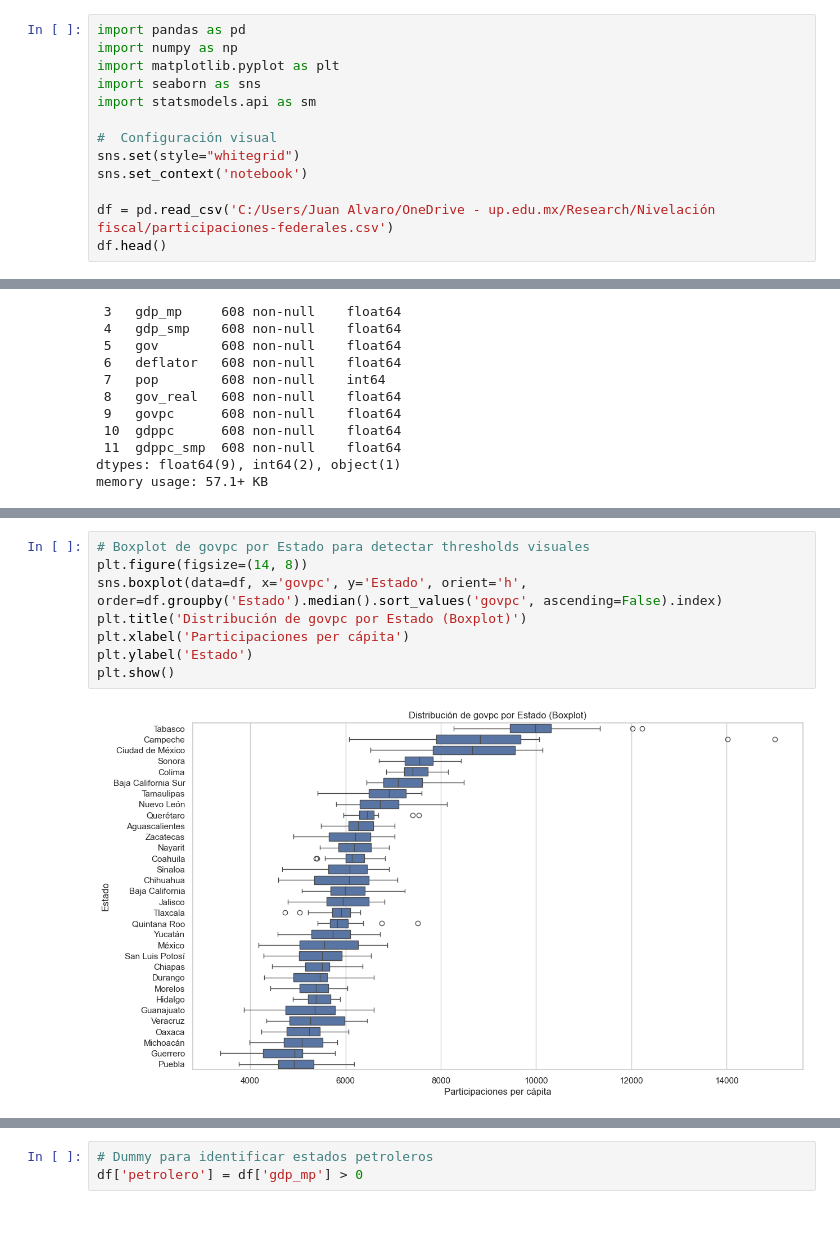
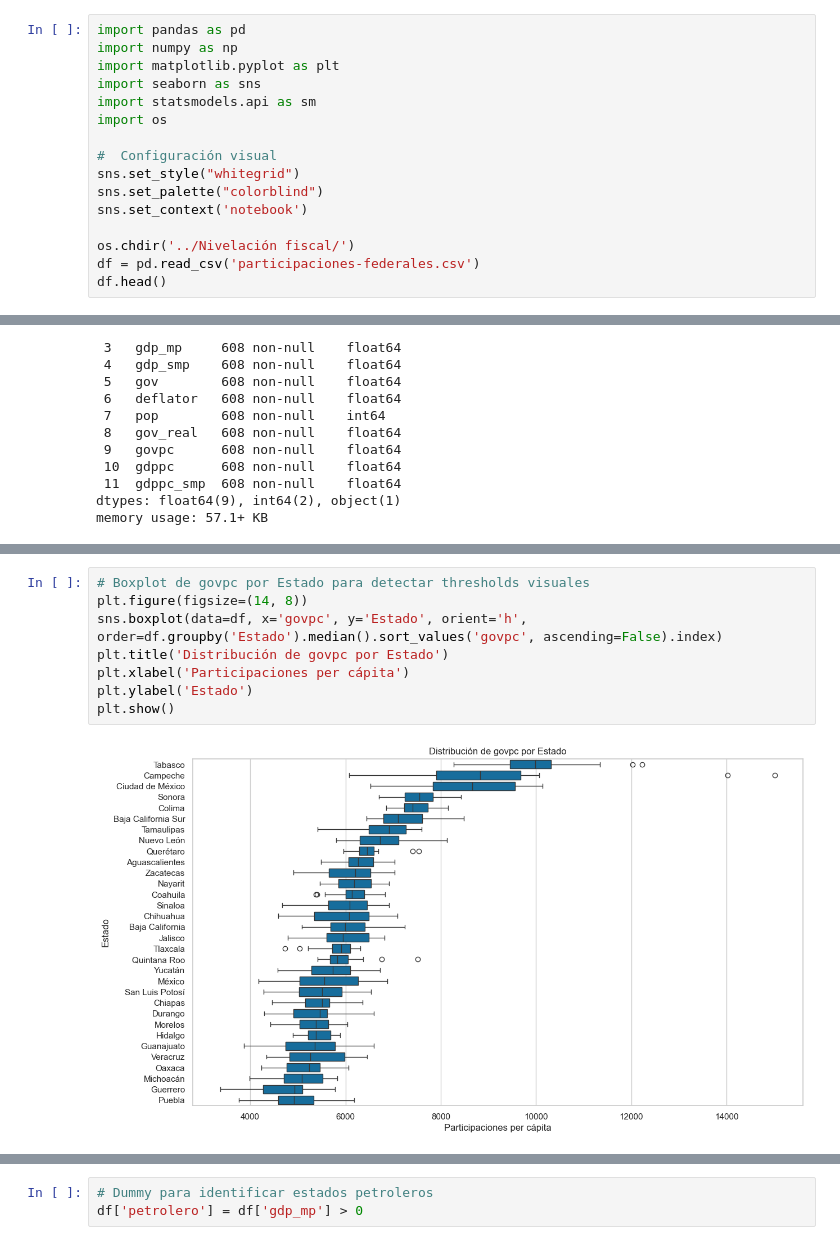
Before and after one commit to jadrk040507/nivelacion-fiscal, a Jupyter notebook: scripts/regressions.ipynb, the cells around one changed output, grey strips where cells are left out. Drawn from its saved outputs; the diff is of its cells as text.

Commit message:
Adjust colors and folder path

```diff
--- a/scripts/regressions.ipynb
+++ b/scripts/regressions.ipynb
@@ -4,12 +6,15 @@ import numpy as np
 import matplotlib.pyplot as plt
 import seaborn as sns
 import statsmodels.api as sm
+import os
 
 #  Configuración visual
-sns.set(style="whitegrid")
+sns.set_style("whitegrid")
+sns.set_palette("colorblind")
 sns.set_context('notebook')
 
-df = pd.read_csv('C:/Users/Juan Alvaro/OneDrive - up.edu.mx/Research/Nivelación fiscal/participaciones-federales.csv')
+os.chdir('../Nivelación fiscal/')
+df = pd.read_csv('participaciones-federales.csv')
 df.head()
 # %% [output]
 |  | Estado | year | gdp | gdp_mp | gdp_smp | gov | deflator | pop | gov_real | govpc | gdppc | ... |
@@ -94,13 +99,13 @@ plt.show()
 # %%
 # Boxplot de govpc por Estado para detectar thresholds visuales
 plt.figure(figsize=(14, 8))
 sns.boxplot(data=df, x='govpc', y='Estado', orient='h', order=df.groupby('Estado').median().sort_values('govpc', ascending=False).index)
-plt.title('Distribución de govpc por Estado (Boxplot)')
+plt.title('Distribución de govpc por Estado')
 plt.xlabel('Participaciones per cápita')
 plt.ylabel('Estado')
 plt.show()
 # %% [output]
-[figure, old version]
+[figure, new version]
 # %%
 # Supuestos de Solow
 
```
Also changed, not shown: parts of 12 cells of this notebook.
